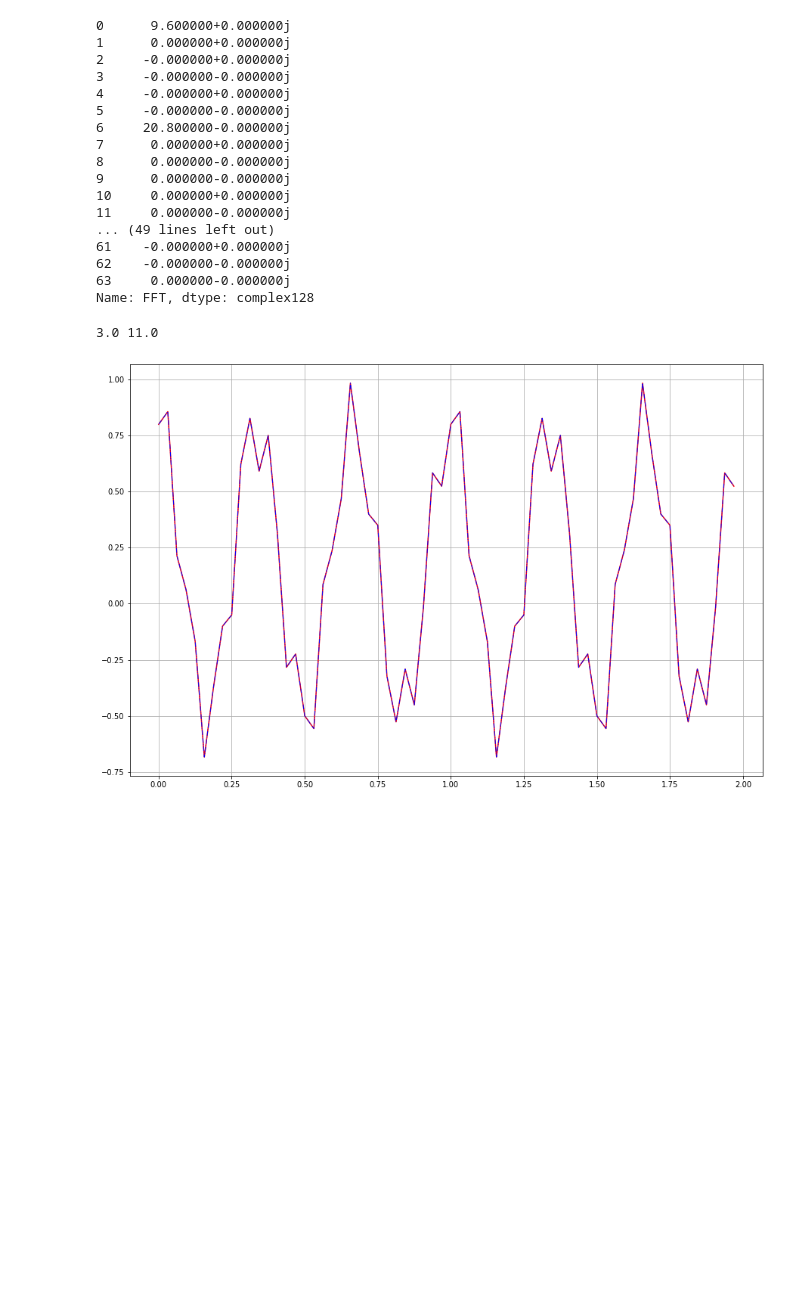
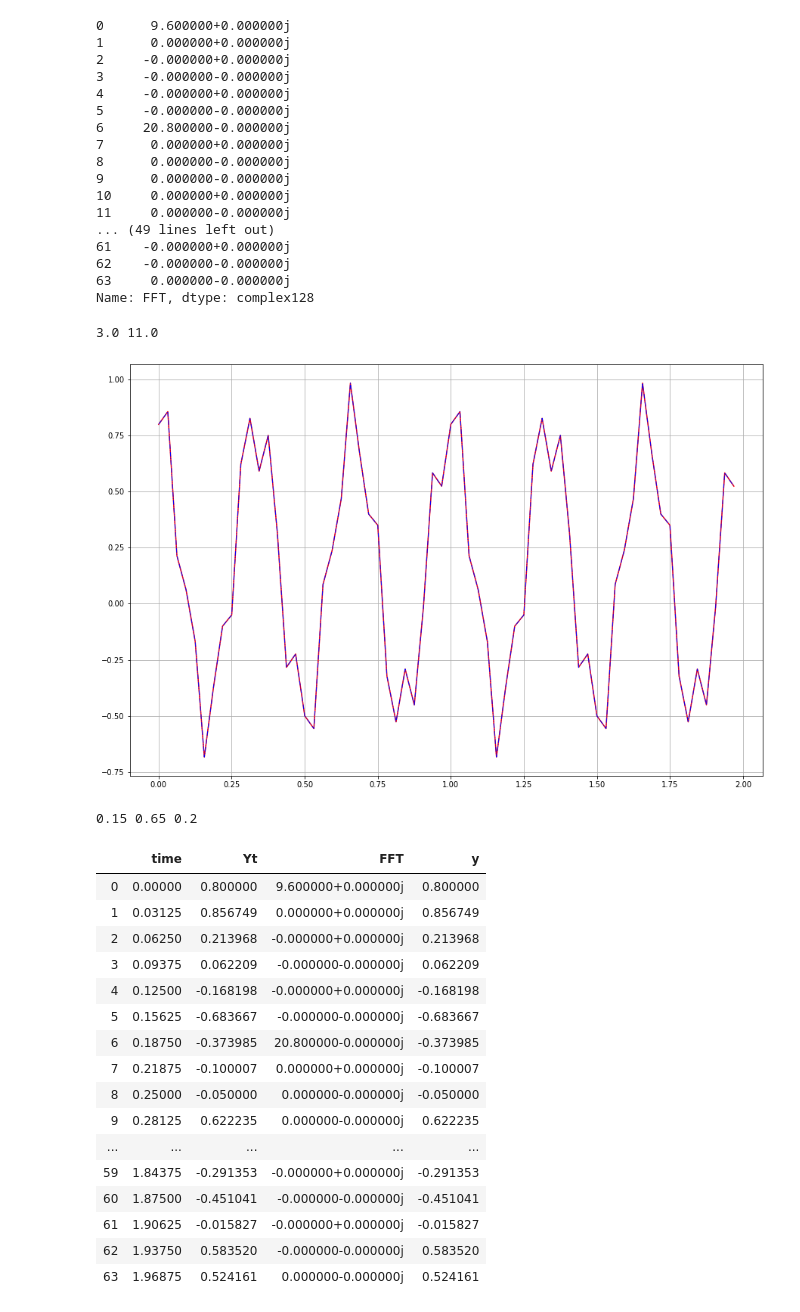
Before and after one commit to Juniper82/PSU_ME_Stuff, a Jupyter notebook: ME345W/HW/FFT.ipynb, the cells around one changed output. Cells and saved outputs as stored; diff of their text form; code cells hidden in the pictures; blank space fills up the shorter version.

```diff
--- a/ME345W/FFT.ipynb
+++ b/ME345W/HW/FFT.ipynb
@@ -82,6 +82,30 @@ fig2,ax = plt.subplots(figsize = [15,10])
 ax.plot(data.time,data.y,color = 'red')
 ax.plot(data.time,data.Yt,color = 'blue',linewidth = 1,linestyle='-.')
 plt.show()
+m1 = 2*20.8/N
+m2 = 2*6.4/N
+print(DC,m1,m2)
 # %% [output]
 3.0 11.0
 [figure]
+0.15 0.65 0.2
+# %%
+data
+# %% [output]
+|  | time | Yt | FFT | y |
+| 0 | 0.00000 | 0.800000 | 9.600000+0.000000j | 0.800000 |
+| 1 | 0.03125 | 0.856749 | 0.000000+0.000000j | 0.856749 |
+| 2 | 0.06250 | 0.213968 | -0.000000+0.000000j | 0.213968 |
+| 3 | 0.09375 | 0.062209 | -0.000000-0.000000j | 0.062209 |
+| 4 | 0.12500 | -0.168198 | -0.000000+0.000000j | -0.168198 |
+| 5 | 0.15625 | -0.683667 | -0.000000-0.000000j | -0.683667 |
+| 6 | 0.18750 | -0.373985 | 20.800000-0.000000j | -0.373985 |
+| 7 | 0.21875 | -0.100007 | 0.000000+0.000000j | -0.100007 |
+| 8 | 0.25000 | -0.050000 | 0.000000-0.000000j | -0.050000 |
+| 9 | 0.28125 | 0.622235 | 0.000000-0.000000j | 0.622235 |
+| ... | ... | ... | ... | ... |
+| 59 | 1.84375 | -0.291353 | -0.000000+0.000000j | -0.291353 |
+| 60 | 1.87500 | -0.451041 | -0.000000-0.000000j | -0.451041 |
+| 61 | 1.90625 | -0.015827 | -0.000000+0.000000j | -0.015827 |
+| 62 | 1.93750 | 0.583520 | -0.000000-0.000000j | 0.583520 |
+| 63 | 1.96875 | 0.524161 | 0.000000-0.000000j | 0.524161 |
```
Also changed, not shown: 6 other files.
